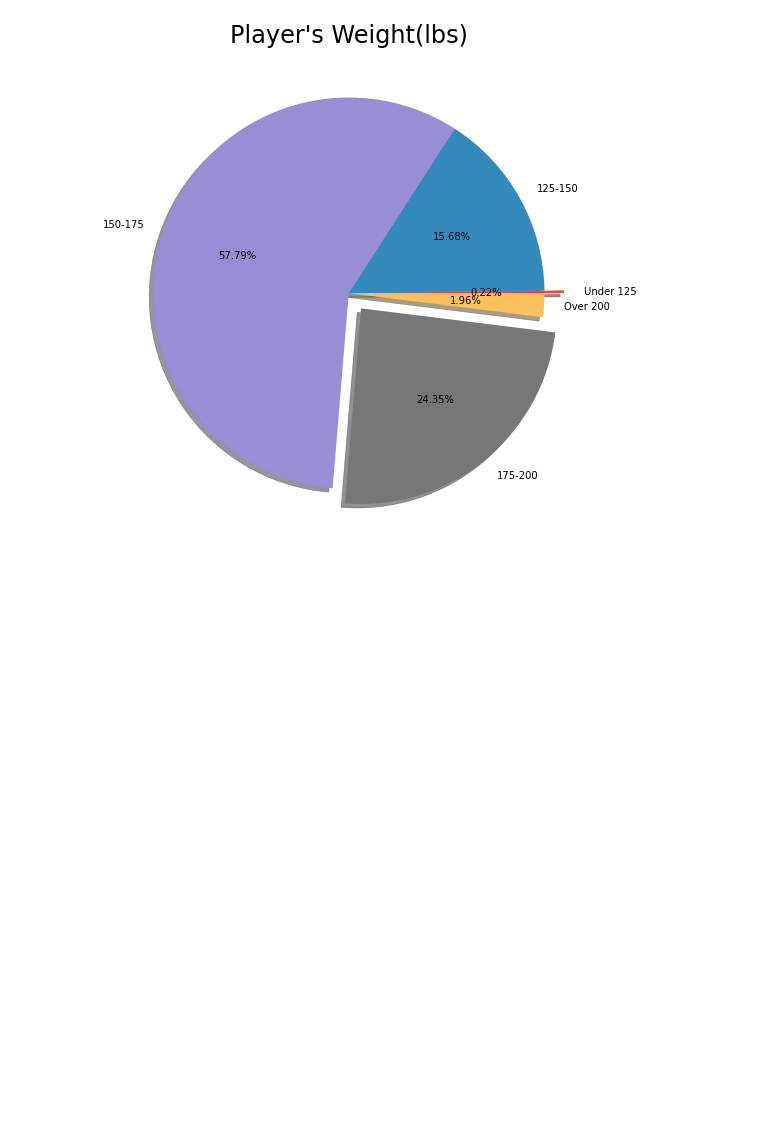
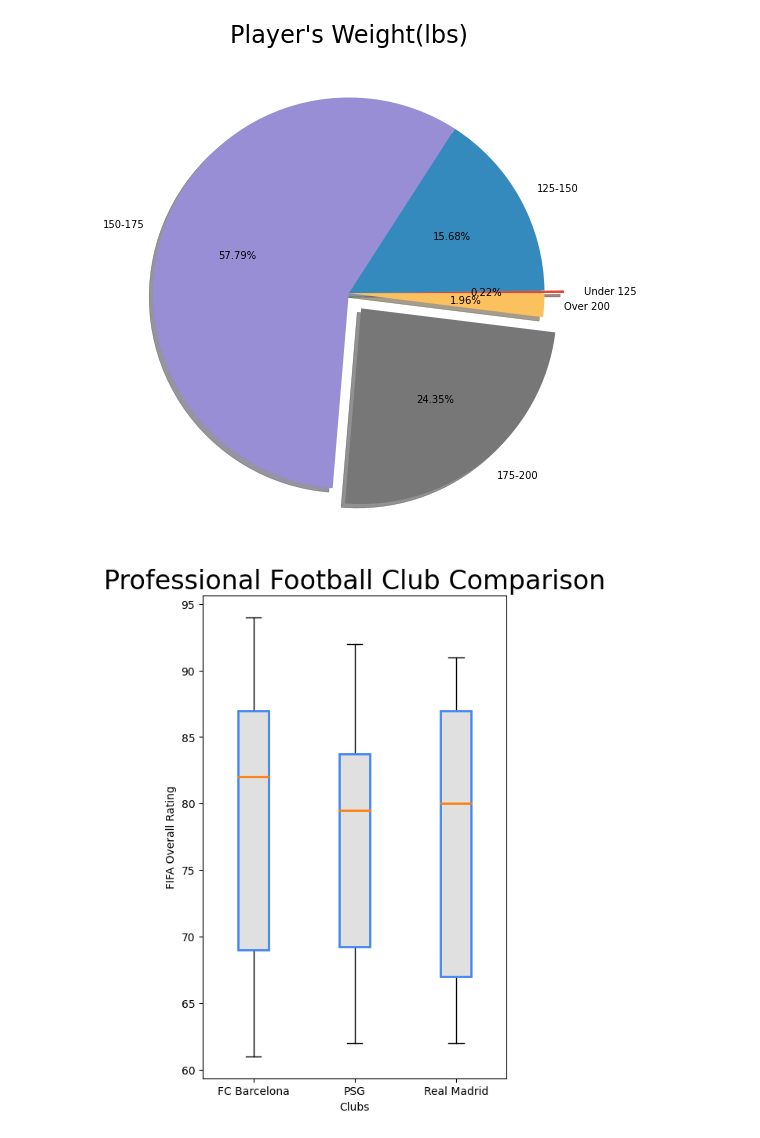
Before and after one commit to ProsperChuks/supreme-octo-umbrella, a Jupyter notebook: FIFA_2019_data_visualization.ipynb, the cells around one changed output. Saved outputs shown, nothing was run; the diff lists cells and outputs as text; code cells hidden in the pictures; blank space fills up the shorter version.

Commit message:
clubs comparison

```diff
--- a/FIFA_2019_data_visualization.ipynb
+++ b/FIFA_2019_data_visualization.ipynb
@@ -85,3 +85,30 @@ plt.savefig('/content/drive/MyDrive/Colab Notebooks/matplotlib/players_weight.pn
 plt.show()
 # %% [output]
 [figure]
+# %%
+barca = fifa.loc[fifa.Club == 'FC Barcelona']['Overall']
+madrid = fifa.loc[fifa.Club == 'Real Madrid']['Overall']
+psg = fifa.loc[fifa.Club == 'Paris Saint-Germain']['Overall']
+
+plt.style.use('default')
+
+plt.figure(figsize=(5,8))
+
+labels = ['FC Barcelona', 'PSG', 'Real Madrid']
+
+boxes = plt.boxplot([barca, psg, madrid], labels=labels,
+       patch_artist=True, medianprops={'linewidth':2})
+
+for box in boxes['boxes']:
+    box.set(color='#4286f4', linewidth=2)
+    box.set(facecolor='#e0e0e0')
+
+plt.title('Professional Football Club Comparison', **text_kwargs)
+
+plt.ylabel('FIFA Overall Rating')
+plt.xlabel('Clubs')
+
+plt.savefig('/content/drive/MyDrive/Colab Notebooks/matplotlib/team_compare.png')
+plt.show()
+# %% [output]
+[figure, added]
```
